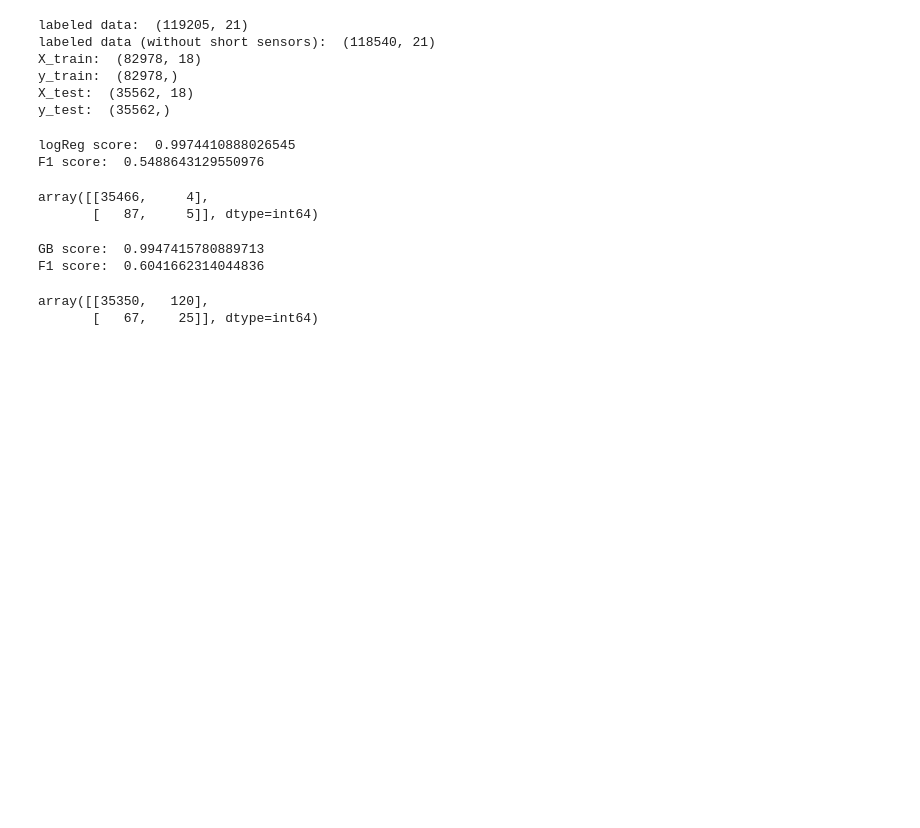
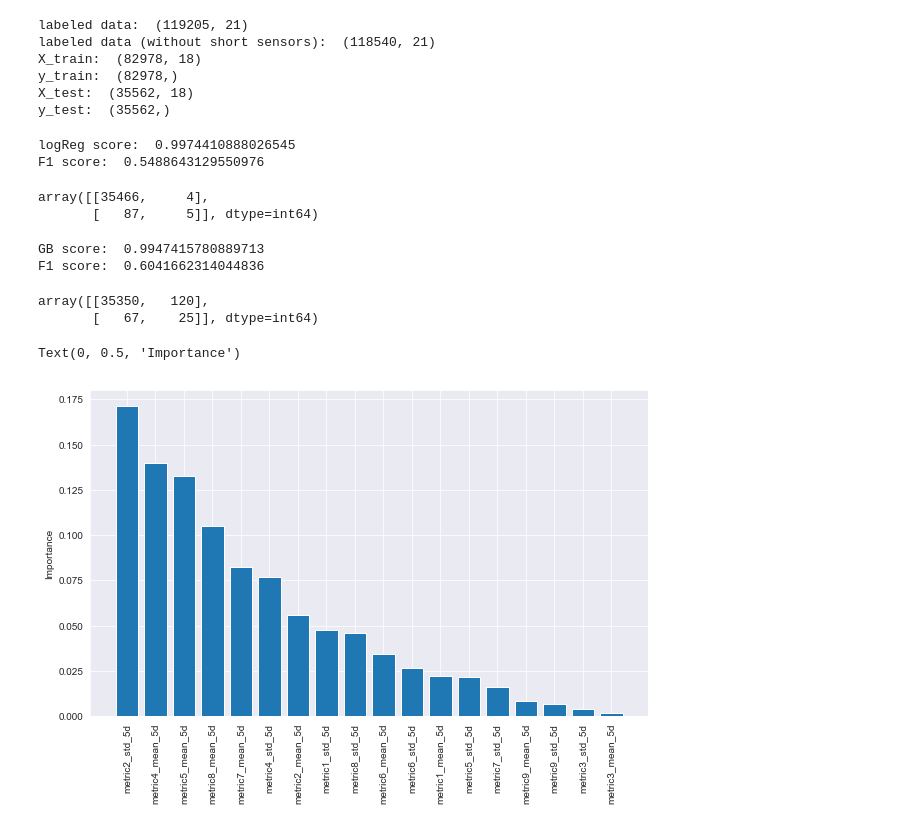
Before and after one commit to gtg269c/case_study_1, a Jupyter notebook: Predictive_maintenance_AWS_datascientist_final.ipynb, the cells around one changed output. Drawn from its saved outputs; the diff is of its cells as text; code cells hidden in the pictures; blank space fills up the shorter version.

```diff
--- a/Predictive_maintenance_AWS_datascientist_final.ipynb
+++ b/Predictive_maintenance_AWS_datascientist_final.ipynb
@@ -544,3 +556,21 @@ GB score:  0.9947415780889713
 F1 score:  0.6041662314044836
 array([[35350,   120],
        [   67,    25]], dtype=int64)
+# %%
+### Feature importance
+
+import operator
+
+sns.set_style("darkgrid")
+plt.figure(figsize=(10, 6))
+labels, importances = zip(*sorted(zip(feature_col, gb_model.feature_importances_),
+                                  reverse=True,
+                                  key=operator.itemgetter(1)))
+plt.xticks(range(len(labels)), labels)
+_, labels = plt.xticks()
+plt.setp(labels, rotation=90)
+plt.bar(range(len(importances)), importances)
+plt.ylabel('Importance')
+# %% [output]
+Text(0, 0.5, 'Importance')
+[figure, added]
```
Also changed, not shown: parts of 11 cells of this notebook.
